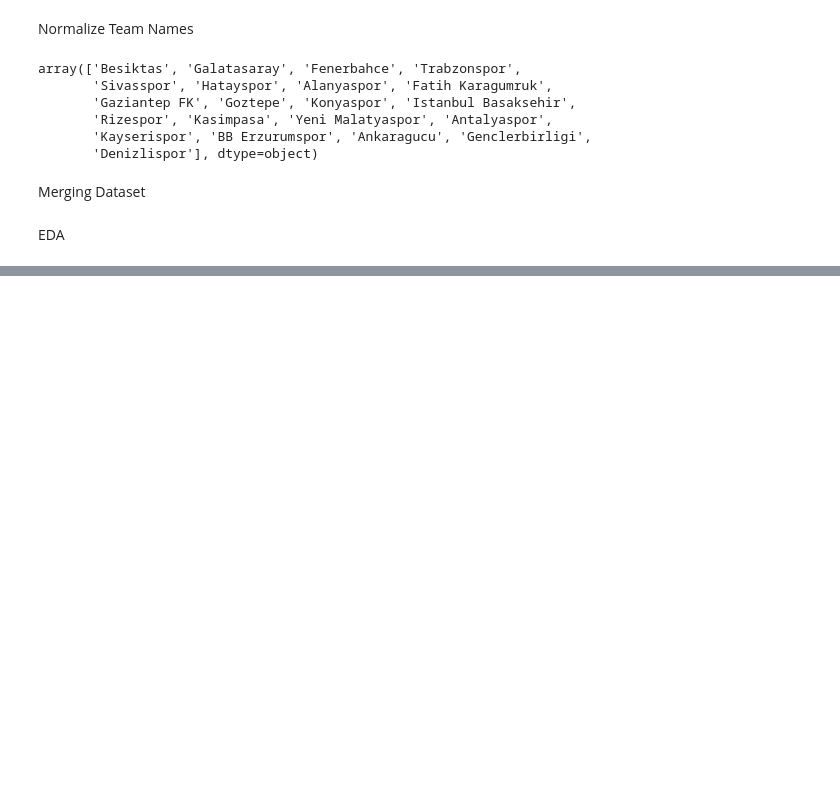
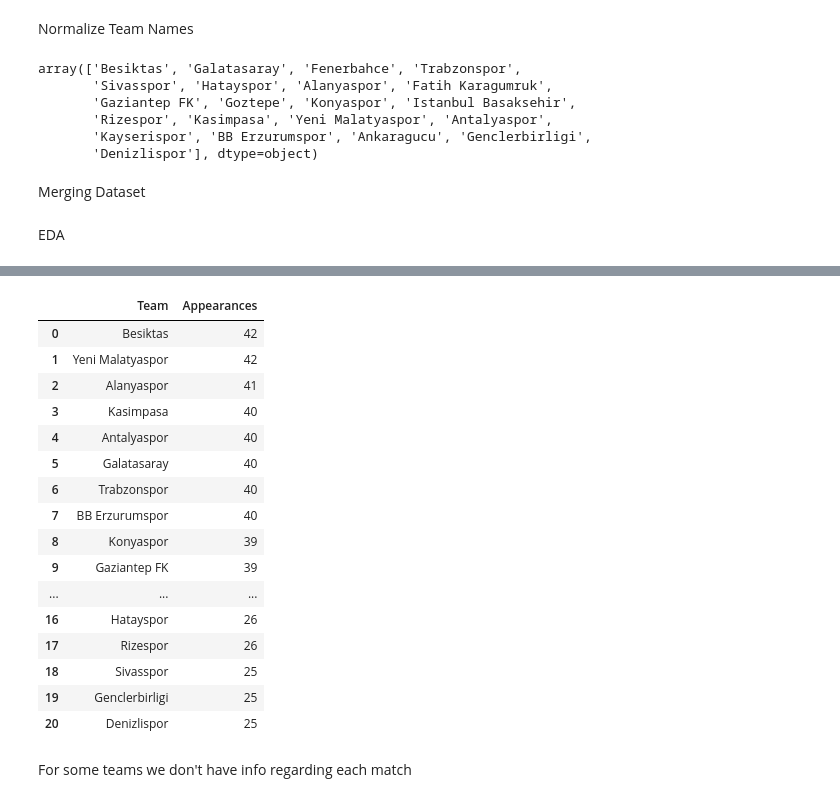
Before and after one commit to emanueleiacca/Predict-LeagueTable-TurkishLeague, a Jupyter notebook: understand_dataset.ipynb, the cells around one changed output, grey strips where cells are left out. Cells and saved outputs as stored; diff of their text form; code cells hidden in the pictures; blank space fills up the shorter version.

```diff
--- a/understand_dataset.ipynb
+++ b/understand_dataset.ipynb
@@ -326,3 +326,27 @@ correlation_matrix
 | Goals Scored | 0.001021 | 0.005058 | -0.001842 | 0.001062 | ... |
 | Goals Conceded | -0.003334 | -0.003358 | 0.000256 | -0.005774 | ... |
 | Points | 0.002214 | 0.003762 | -0.001386 | 0.003487 | ... |
+# %%
+team_appearance_counts = teams_data['Team'].value_counts().reset_index()
+team_appearance_counts.columns = ['Team', 'Appearances']
+team_appearance_counts
+# %% [output]
+|  | Team | Appearances |
+| 0 | Besiktas | 42 |
+| 1 | Yeni Malatyaspor | 42 |
+| 2 | Alanyaspor | 41 |
+| 3 | Kasimpasa | 40 |
+| 4 | Antalyaspor | 40 |
+| 5 | Galatasaray | 40 |
+| 6 | Trabzonspor | 40 |
+| 7 | BB Erzurumspor | 40 |
+| 8 | Konyaspor | 39 |
+| 9 | Gaziantep FK | 39 |
+| ... | ... | ... |
+| 16 | Hatayspor | 26 |
+| 17 | Rizespor | 26 |
+| 18 | Sivasspor | 25 |
+| 19 | Genclerbirligi | 25 |
+| 20 | Denizlispor | 25 |
+# %% [markdown]
+For some teams we don't have info regarding each match
```
Also changed, not shown: 55 other files.
